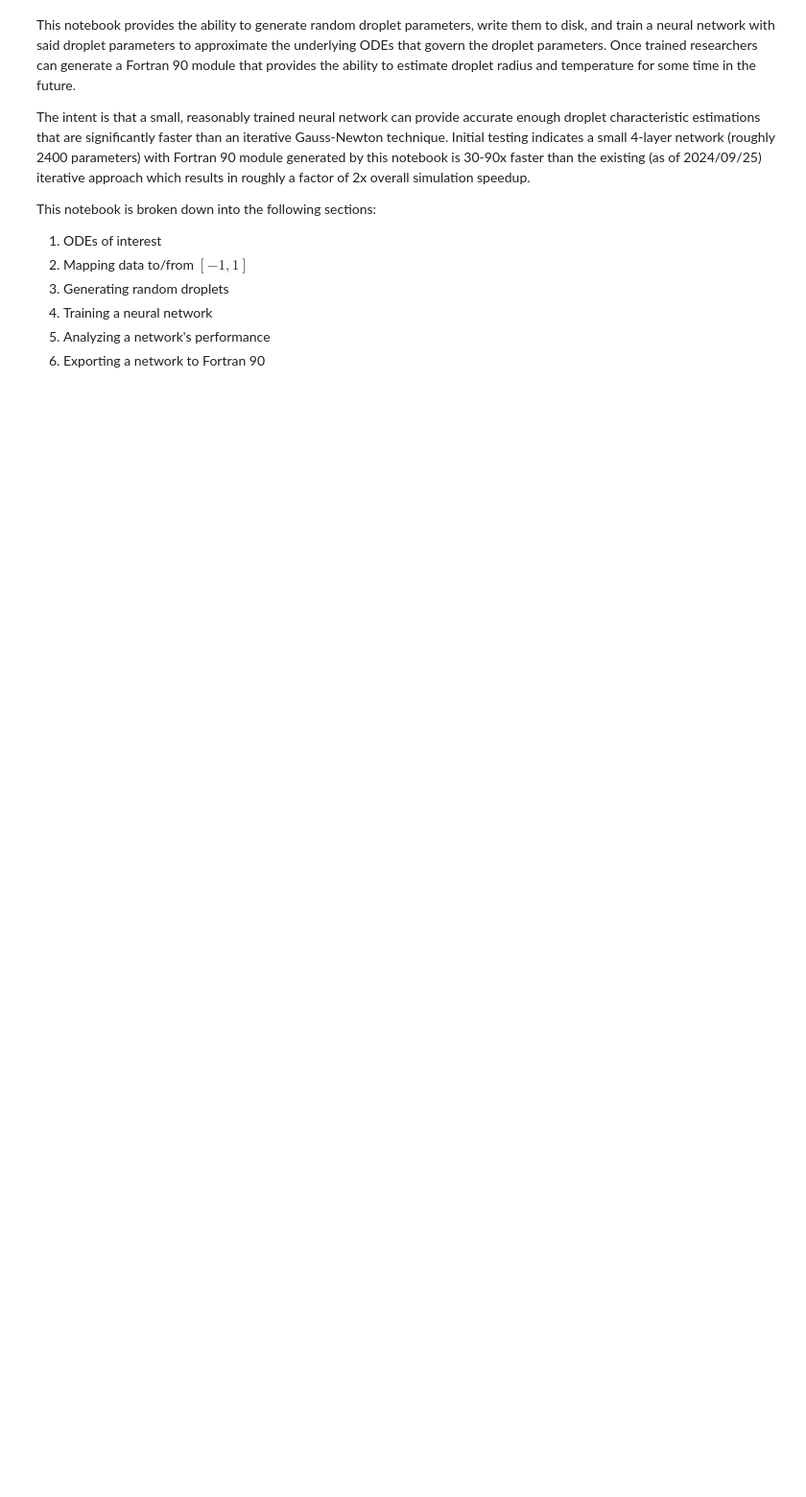
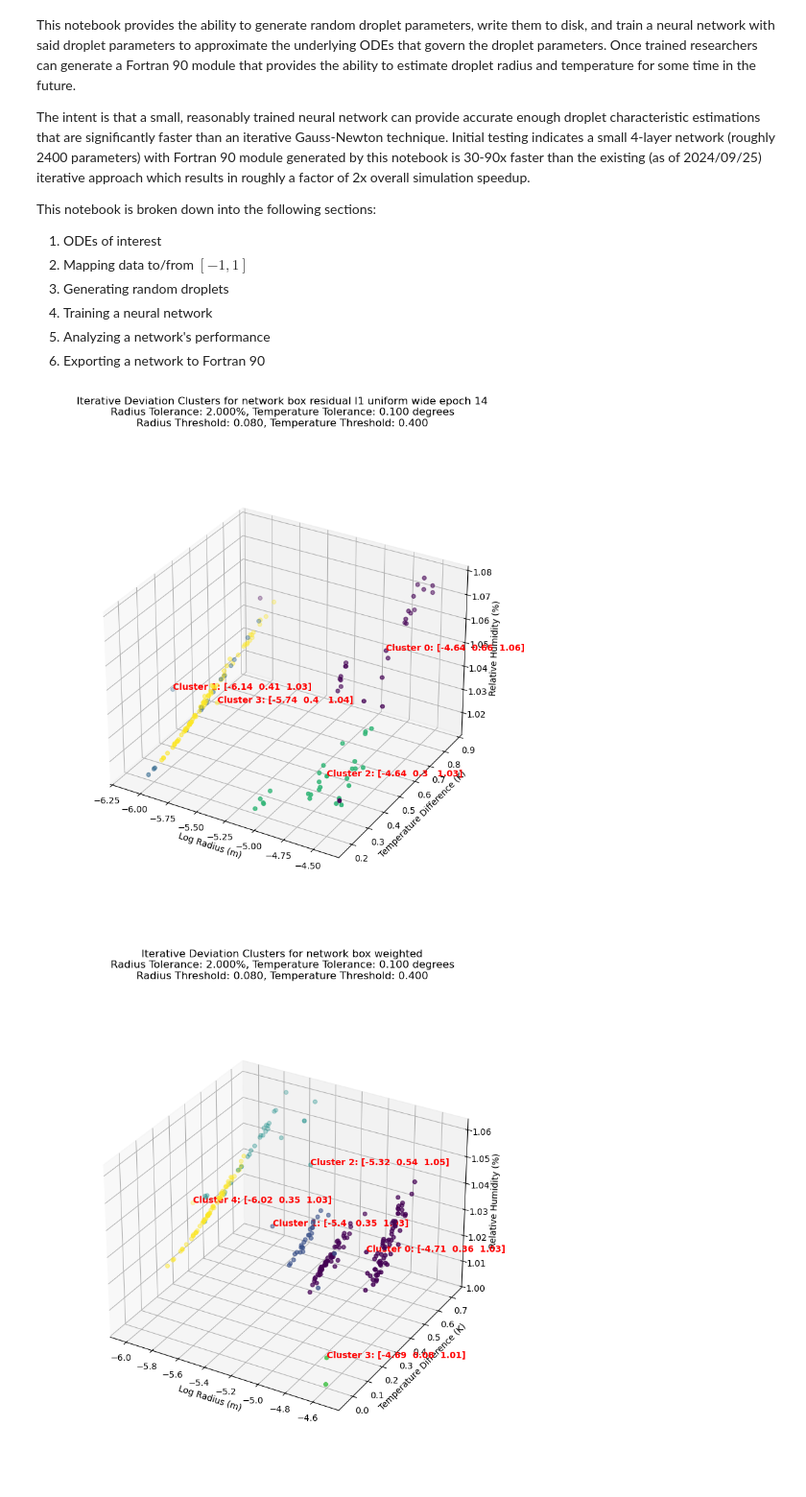
Before and after one commit to RichterLab/NTLP, a Jupyter notebook: droplet_approximation/notebooks/error_analysis.ipynb, the cells around one changed output. Shown at 96% size. Saved outputs shown, nothing was run; the diff lists cells and outputs as text; code cells hidden in the pictures; blank space fills up the shorter version.

```diff
--- a/droplet_approximation/notebooks/error_analysis.ipynb
+++ b/droplet_approximation/notebooks/error_analysis.ipynb
@@ -116,2 +71,34 @@ for i in range(len(df)):
-# %%
-df["nrmse"] = nrmse
+# %%
+droplet_parameter_list = [
+    np.stack( df.iloc[i][[
+        "input radii",
+        "input temperatures",
+        "salt masses",
+        "air temperatures",
+        "relative humidities",
+        "air densities",
+        "integration times"
+    ]].to_numpy(), axis=-1 )
+    for i in range(len( df ))
+]
+particle_ids = df.index.values
+# %%
+score_reports = [ ScoringReport( droplet_parameter_list,
+                                 particle_ids,
+                                 models[model_i],
+                                 model_names[model_i],
+                                 "cpu",
+                                 cusum_error_tolerance=cusum_error_tolerance,
+                                 cusum_error_threshold=cusum_error_threshold,
+                                 iterative=iterative,
+                                 norm=norm )
+                  for model_i in range ( model_count ) ]
+# %%
+for score_report in score_reports:
+    with np.printoptions(precision=2):
+        fig,ax = score_report.plot_deviations()
+
+    fig.set_size_inches((8,12))
+# %% [output]
+[figure, added]
+[figure, added]
```
Also changed, not shown: parts of 6 cells of this notebook.
